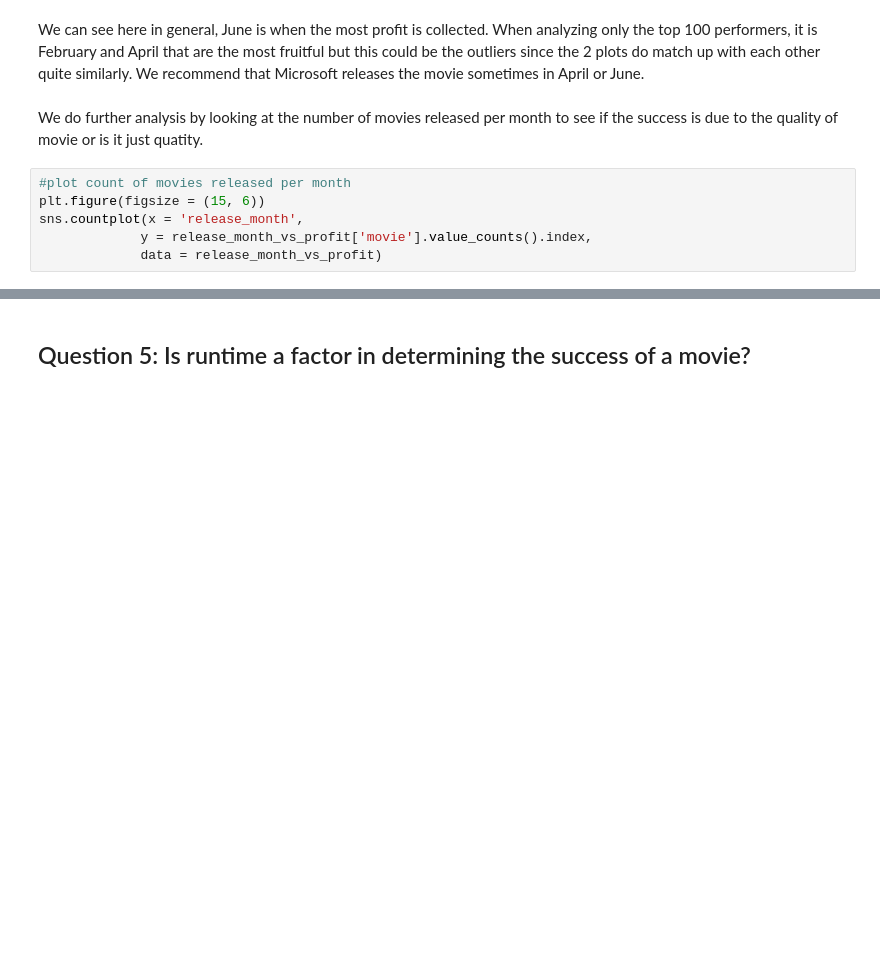
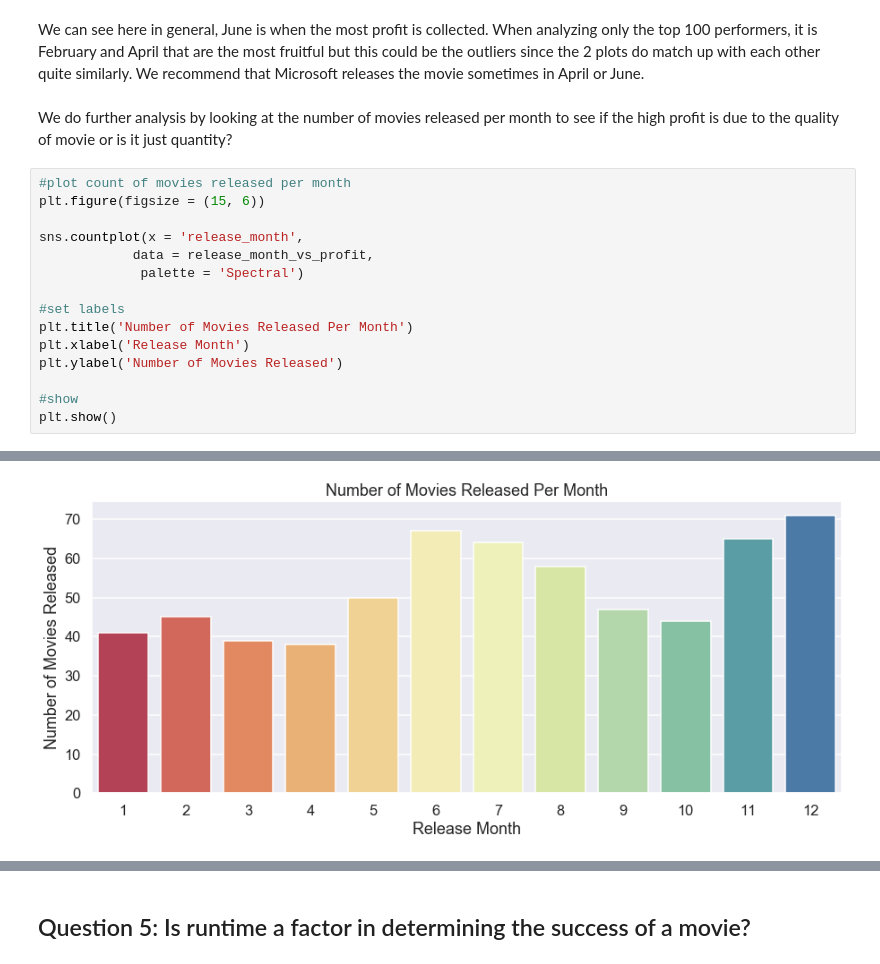
Before and after one commit to baotramduong/Porfolio_Project_The_Movie_Industry, a Jupyter notebook: Part III.B - Data Analysis & Visualization, Actionable Insight, Conclusion & Future Works.ipynb, the cells around one changed output, grey strips where cells are left out. Saved outputs shown, nothing was run; the diff lists cells and outputs as text; blank space fills up the shorter version.

```diff
--- a/Part III.B - Data Analysis & Visualization, Actionable Insight, Conclusion & Future Works.ipynb
+++ b/Part III.B - Data Analysis & Visualization, Actionable Insight, Conclusion & Future Works.ipynb
@@ -204,11 +203,20 @@ plt.savefig('release_month_vs_100_profit')
 # %% [markdown]
 We can see here in general, June is when the most profit is collected. When analyzing only the top 100 performers, it is February and April that are the most fruitful but this could be the outliers since the 2 plots do match up with each other quite similarly. We recommend that Microsoft releases the movie sometimes in April or June.
 # %% [markdown]
-We do further analysis by looking at the number of movies released per month to see if the success is due to the quality of movie or is it just quatity.
+We do further analysis by looking at the number of movies released per month to see if the high profit is due to the quality of movie or is it just quantity?
 # %%
 #plot count of movies released per month
 plt.figure(figsize = (15, 6))
+
 sns.countplot(x = 'release_month',
-             y = release_month_vs_profit['movie'].value_counts().index,
-             data = release_month_vs_profit)
+            data = release_month_vs_profit,
+             palette = 'Spectral')
+
+#set labels
+plt.title('Number of Movies Released Per Month')
+plt.xlabel('Release Month')
+plt.ylabel('Number of Movies Released')
+
+#show
+plt.show()
 # %% [output]
@@ -215,0 +223 @@ IndentationError: unexpected indent (<ipython-input-26-be3bae79d6a2>, line 4)
+[figure, added]
```
Also changed, not shown: parts of 17 cells of this notebook.
